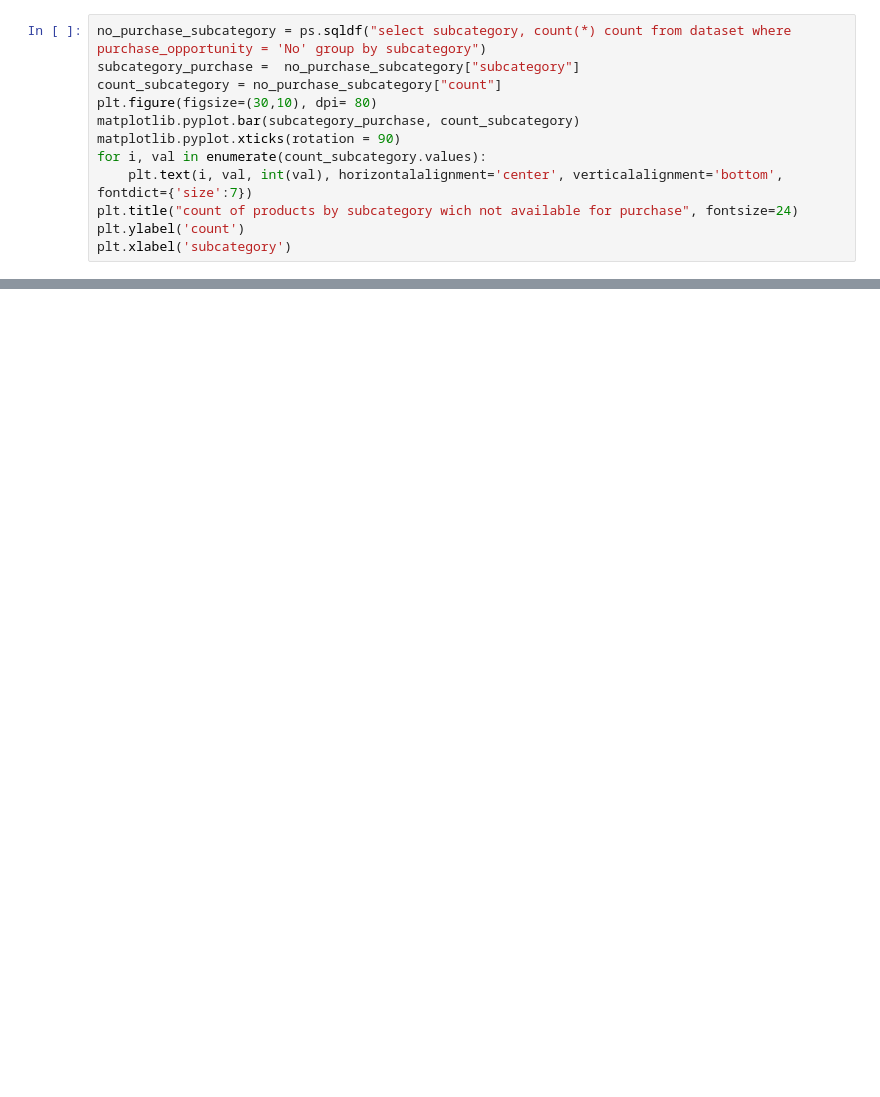
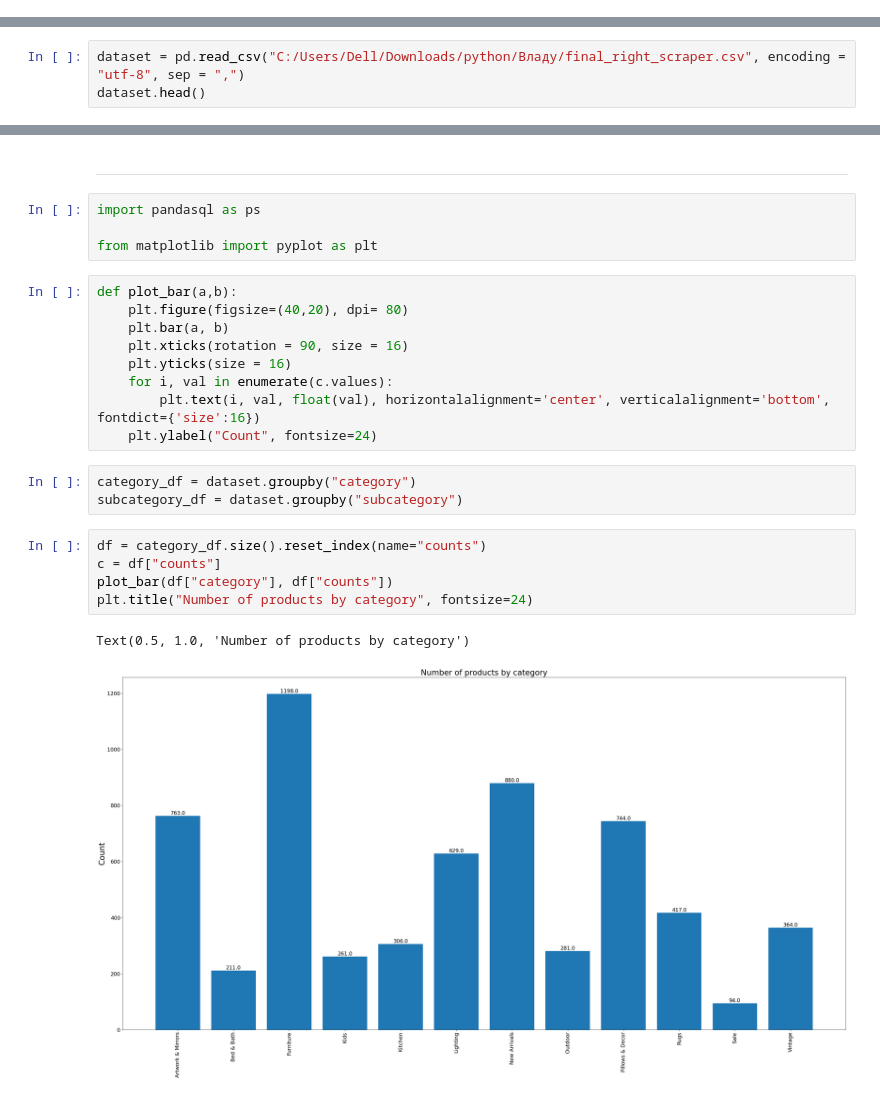
Before and after one commit to KMaryia/Scraper, a Jupyter notebook: scraper.ipynb, the cells around one changed output, grey strips where cells are left out. Saved outputs shown, nothing was run; the diff lists cells and outputs as text; blank space fills up the shorter version.

Commit message:
Add all plots and parallel through pages

```diff
--- a/scraper.ipynb
+++ b/scraper.ipynb
@@ -285,12 +0,0 @@ Text(0.5, 0, 'category')
-# %%
-no_purchase_subcategory = ps.sqldf("select subcategory, count(*) count from dataset where purchase_opportunity = 'No' group by subcategory")
-subcategory_purchase =  no_purchase_subcategory["subcategory"]
-count_subcategory = no_purchase_subcategory["count"]
-plt.figure(figsize=(30,10), dpi= 80)
-matplotlib.pyplot.bar(subcategory_purchase, count_subcategory)
-matplotlib.pyplot.xticks(rotation = 90)
-for i, val in enumerate(count_subcategory.values):
-    plt.text(i, val, int(val), horizontalalignment='center', verticalalignment='bottom', fontdict={'size':7})
-plt.title("count of products by subcategory wich not available for purchase", fontsize=24)
-plt.ylabel('count')
-plt.xlabel('subcategory')
@@ -299,0 +136,3 @@ Text(0.5, 0, 'subcategory')
+# %%
+dataset = pd.read_csv("C:/Users/Dell/Downloads/python/Владу/final_right_scraper.csv", encoding = "utf-8", sep = ",")
+dataset.head()
@@ -299,0 +203,26 @@ Text(0.5, 0, 'subcategory')
+# %% [markdown]
+---
+# %%
+import pandasql as ps
+
+from matplotlib import pyplot as plt
+# %%
+def plot_bar(a,b):
+    plt.figure(figsize=(40,20), dpi= 80)
+    plt.bar(a, b)
+    plt.xticks(rotation = 90, size = 16)
+    plt.yticks(size = 16)
+    for i, val in enumerate(c.values):
+        plt.text(i, val, float(val), horizontalalignment='center', verticalalignment='bottom', fontdict={'size':16})
+    plt.ylabel("Count", fontsize=24)
+# %%
+category_df = dataset.groupby("category")
+subcategory_df = dataset.groupby("subcategory")
+# %%
+df = category_df.size().reset_index(name="counts")
+c = df["counts"]
+plot_bar(df["category"], df["counts"])
+plt.title("Number of products by category", fontsize=24)
+# %% [output]
+Text(0.5, 1.0, 'Number of products by category')
+[figure, added]
```
Also changed, not shown: parts of 46 cells of this notebook.
